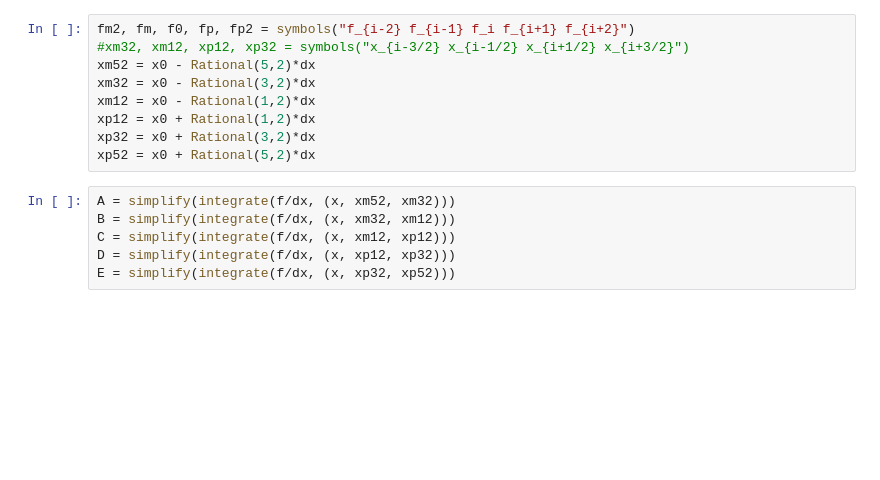
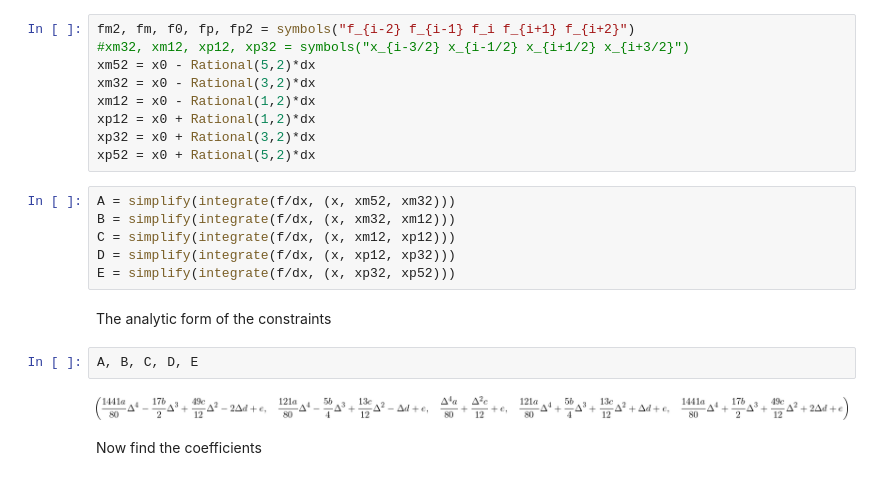
Before and after one commit to python-hydro/hydro_examples, a Jupyter notebook: finite-volume/conservative-interpolation.ipynb, the cells around one changed output. Saved outputs shown, nothing was run; the diff lists cells and outputs as text; blank space fills up the shorter version.

```diff
--- a/finite-volume/conservative-interpolation.ipynb
+++ b/finite-volume/conservative-interpolation.ipynb
@@ -69,4 +102,12 @@ B = simplify(integrate(f/dx, (x, xm32, xm12)))
 C = simplify(integrate(f/dx, (x, xm12, xp12)))
 D = simplify(integrate(f/dx, (x, xp12, xp32)))
 E = simplify(integrate(f/dx, (x, xp32, xp52)))
+# %% [markdown]
+The analytic form of the constraints
+# %%
+A, B, C, D, E
+# %% [output]
+[figure, added]
+# %% [markdown]
+Now find the coefficients
 # %%
```
Also changed, not shown: parts of 15 cells of this notebook.
